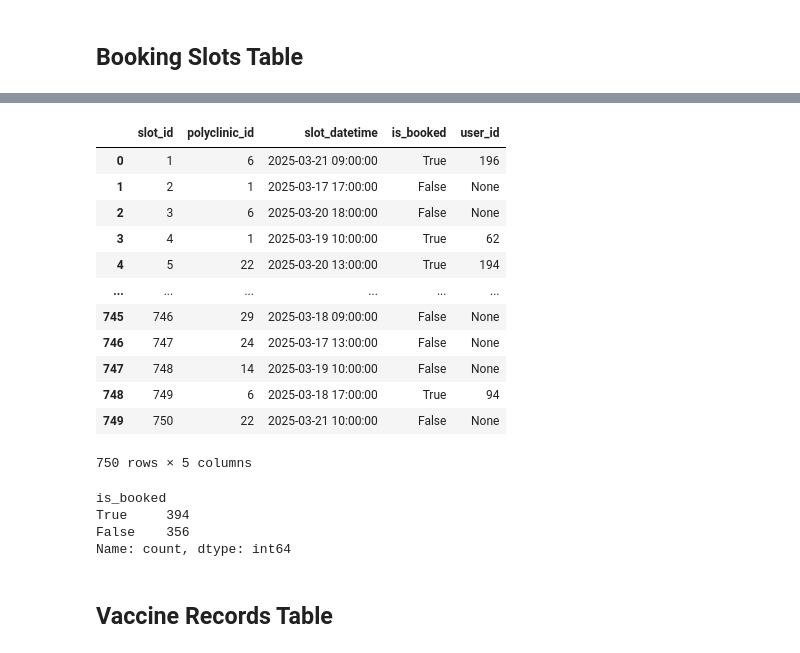
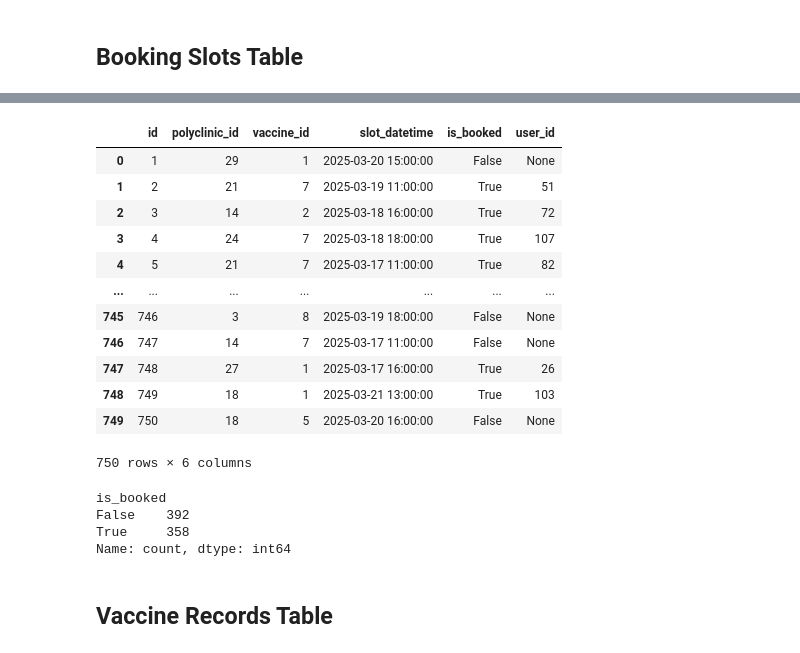
Before and after one commit to 0Upjh80d/agents, a Jupyter notebook: notebooks/genarate_database.ipynb, the cells around one changed output, grey strips where cells are left out. Drawn from its saved outputs; the diff is of its cells as text; code cells hidden in the pictures.

Commit message:
feat: update generate_database.ipynb with correct id name and dtype

```diff
--- a/notebooks/genarate_database.ipynb
+++ b/notebooks/genarate_database.ipynb
@@ -75,8 +73,8 @@ All date are in range
 # %%
 # Vaccine Table
 vaccines_data = {
-    "vaccine_id": [1, 2, 3, 4, 5, 6, 7, 8],
-    "vaccine_name": [
+    "id": [1, 2, 3, 4, 5, 6, 7, 8],
+    "vaccine": [
         "Influenza (INF)",
         "Human Papillomavirus (HPV)",
         "Pneumococcal",
@@ -86,7 +84,7 @@ vaccines_data = {
         "Measles, Mumps, Rubella (MMR)",
         "Varicella (VAR)",
     ],
-    "vaccine_price": ["$9", "$0", "$16", "$23", "$10", "$9", "$9", "$11"],
+    "price": [9.0, 0.0, 16.0, 23.0, 10.0, 9.0, 9.0, 11.0],
     "doses_required": [2, 4, 1, 2, 1, 2, 1, 3],
     "age_criteria": [
         "18+ years old",
@@ -98,10 +96,19 @@ vaccines_data = {
         "18+ years old",
         "18+ years old",
     ],
-    "gender_criteria": ["All", "All", "All", "Female", "Female", "All", "All", "All"],
+    "gender_criteria": [
+        "None",
+        "None",
+        "None",
+        "Female",
+        "Female",
+        "None",
+        "None",
+        "None",
+    ],
     # condition_crietria
 }
 vaccines_df = pd.DataFrame(vaccines_data)
-vaccines_df["vaccine_id"] = vaccines_df["vaccine_id"].astype(str)
+vaccines_df["id"] = vaccines_df["id"].astype(str)
 display(vaccines_df)
 # %% [output]
@@ -119,11 +126,11 @@ display(vaccines_df)
 # %%
 # Polyclinic Table
 polyclinics_data = {
-    "polyclinic_id": [i for i in range(1, 31)],  # 30 polyclinics
-    "polyclinic_name": [fake.company() + " Polyclinic" for _ in range(30)],
+    "id": [i for i in range(1, 31)],  # 30 polyclinics
+    "name": [fake.company() + " Polyclinic" for _ in range(30)],
     "address": [fake.address() for _ in range(30)],
 }
 polyclinics_df = pd.DataFrame(polyclinics_data)
-polyclinics_df["polyclinic_id"] = polyclinics_df["polyclinic_id"].astype(str)
+polyclinics_df["id"] = polyclinics_df["id"].astype(str)
 display(polyclinics_df)
 # %% [output]
@@ -163,10 +170,9 @@ end_date = datetime(2025, 3, 21)
 
 # Booking Slots Table
 booking_slots_data = {
-    "slot_id": [i for i in range(1, 751)],
-    "polyclinic_id": [
-        random.choice(polyclinics_data["polyclinic_id"]) for _ in range(750)
-    ],
+    "id": [i for i in range(1, 751)],
+    "polyclinic_id": [random.choice(polyclinics_data["id"]) for _ in range(750)],
+    "vaccine_id": [random.choice(vaccines_data["id"]) for _ in range(750)],
     "slot_datetime": [
         # Generate random date between 17th March and 21st March
         (
@@ -183,6 +189,6 @@ booking_slots_data = {
 }
 
 booking_slots_df = pd.DataFrame(booking_slots_data)
-booking_slots_df["slot_id"] = booking_slots_df["slot_id"].astype(str)
+booking_slots_df["id"] = booking_slots_df["id"].astype(str)
 display(booking_slots_df)
 # %% [output]
@@ -202,45 +208,46 @@ display(booking_slots_df)
 # %%
 # Assign user_id only for booked slots
 unique_bookings = set()  # To ensure uniqueness
 user_ids = list(range(1, 201))  # User IDs from 1 to 200
 
 
 def assign_user_id(row):
     if row["is_booked"]:
         random.shuffle(user_ids)  # Shuffle to randomize selection
         for user_id in user_ids:
             key = (row["polyclinic_id"], row["slot_datetime"], user_id)
             if key not in unique_bookings:
                 unique_bookings.add(key)
                 return str(user_id)
     return "None"
 
 
 booking_slots_df["user_id"] = booking_slots_df.apply(assign_user_id, axis=1)
 booking_slots_df["polyclinic_id"] = booking_slots_df["polyclinic_id"].astype(str)
+booking_slots_df["vaccine_id"] = booking_slots_df["vaccine_id"].astype(str)
 # Display the DataFrame
 display(booking_slots_df)
 # %% [output]
-|  | slot_id | polyclinic_id | slot_datetime | is_booked | user_id |
-| 0 | 1 | 6 | 2025-03-21 09:00:00 | True | 196 |
-| 1 | 2 | 1 | 2025-03-17 17:00:00 | False | None |
-| 2 | 3 | 6 | 2025-03-20 18:00:00 | False | None |
-| 3 | 4 | 1 | 2025-03-19 10:00:00 | True | 62 |
-| 4 | 5 | 22 | 2025-03-20 13:00:00 | True | 194 |
-| ... | ... | ... | ... | ... | ... |
-| 745 | 746 | 29 | 2025-03-18 09:00:00 | False | None |
-| 746 | 747 | 24 | 2025-03-17 13:00:00 | False | None |
-| 747 | 748 | 14 | 2025-03-19 10:00:00 | False | None |
-| 748 | 749 | 6 | 2025-03-18 17:00:00 | True | 94 |
-| 749 | 750 | 22 | 2025-03-21 10:00:00 | False | None |
+|  | id | polyclinic_id | vaccine_id | slot_datetime | is_booked | user_id |
+| 0 | 1 | 29 | 1 | 2025-03-20 15:00:00 | False | None |
+| 1 | 2 | 21 | 7 | 2025-03-19 11:00:00 | True | 51 |
+| 2 | 3 | 14 | 2 | 2025-03-18 16:00:00 | True | 72 |
+| 3 | 4 | 24 | 7 | 2025-03-18 18:00:00 | True | 107 |
+| 4 | 5 | 21 | 7 | 2025-03-17 11:00:00 | True | 82 |
+| ... | ... | ... | ... | ... | ... | ... |
+| 745 | 746 | 3 | 8 | 2025-03-19 18:00:00 | False | None |
+| 746 | 747 | 14 | 7 | 2025-03-17 11:00:00 | False | None |
+| 747 | 748 | 27 | 1 | 2025-03-17 16:00:00 | True | 26 |
+| 748 | 749 | 18 | 1 | 2025-03-21 13:00:00 | True | 103 |
+| 749 | 750 | 18 | 5 | 2025-03-20 16:00:00 | False | None |
-750 rows × 5 columns
+750 rows × 6 columns
 # %%
 # Check balance
 booking_slots_df["is_booked"].value_counts()
 # %% [output]
 is_booked
-True     394
-False    356
+False    392
+True     358
 Name: count, dtype: int64
 # %% [markdown]
 ## Vaccine Records Table
```
Also changed, not shown: parts of 13 cells of this notebook.
